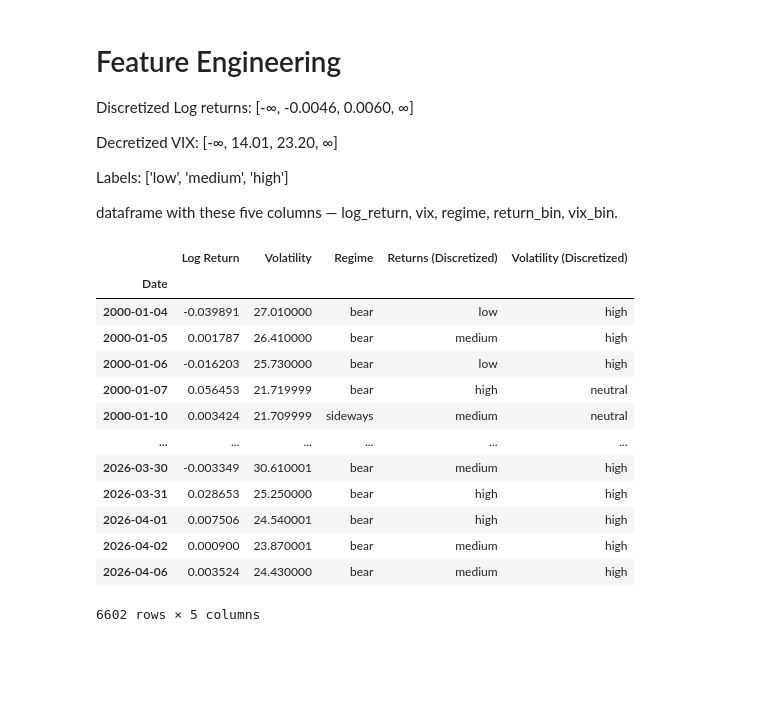
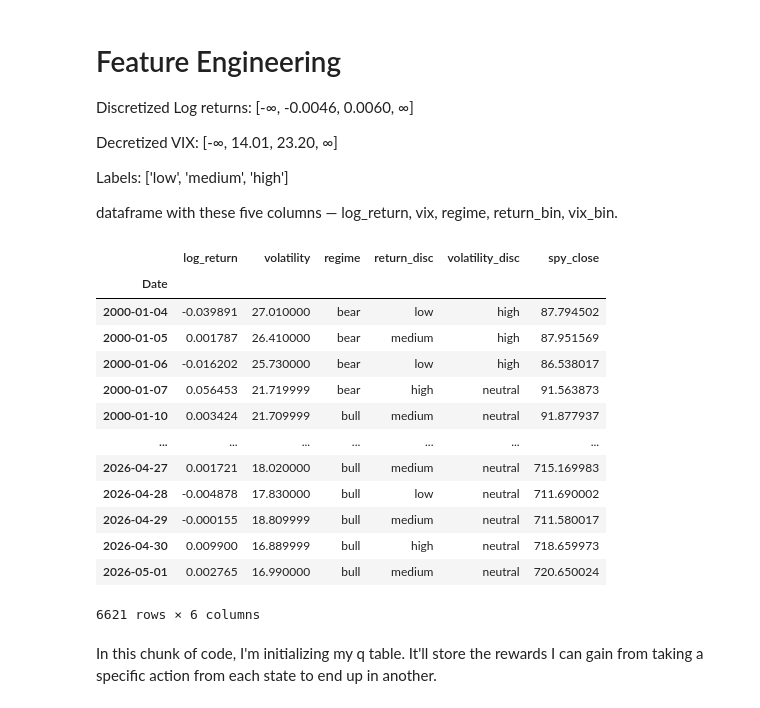
Before and after one commit to dalilaikannan/q-learning-trading-agent, a Jupyter notebook: market-regime-q-learning-agent.ipynb, the cells around one changed output. Cells and saved outputs as stored; diff of their text form; code cells hidden in the pictures; blank space fills up the shorter version.

Commit message:
Added basic q-learning loop, e greedy policy to decide actions

```diff
--- a/market-regime-q-learning-agent.ipynb
+++ b/market-regime-q-learning-agent.ipynb
@@ -36,7 +38,7 @@ spy = yf.download("SPY", start="2000-01-01", auto_adjust="True")
 # %% [markdown]
 ## Grab the necessary columns, clean, and calculate our log returns for SPY
 # %%
-spy_close = spy["Close"]
+spy_close = spy["Close"].dropna()
 vix_close = vix["Close"].dropna()
 
 log_returns = np.log(spy_close / spy_close.shift(1)).dropna()
@@ -120,7 +122,7 @@ print(df_scaled)
 from hmmlearn import hmm
 import collections
 
-model = hmm.GaussianHMM(n_components=3, covariance_type="full", n_iter=100, random_state=42)
+model = hmm.GaussianHMM(n_components=3, covariance_type="diag", n_iter=100, random_state=42)
 
 model.fit(df_scaled)
 states = model.predict(df_scaled)
@@ -179,31 +181,35 @@ dataframe with these five columns — log_return, vix, regime, return_bin, vix_b
 # %%
 log_return = df_cleaned['SPY']
 vix = df_cleaned['^VIX']
 regime = pd.Categorical.from_codes(states, categories=["bull", "sideways", "bear"])
 return_bin = pd.cut(df_cleaned['SPY'], bins=[-np.inf, -0.0046, 0.0060, np.inf], labels=["low", "medium", "high"])
 vix_bin = pd.cut(df_cleaned['^VIX'], bins=[-np.inf, 14.01, 23.20, np.inf], labels=["low", "neutral", "high"])
 
 df_q_info = pd.DataFrame({
-    'Log Return': log_return,
-    'Volatility' : vix,
-    'Regime': regime,
-    'Returns (Discretized)': return_bin,
-    'Volatility (Discretized)': vix_bin,
+    'log_return': log_return,
+    'volatility' : vix,
+    'regime': regime,
+    'return_disc': return_bin,
+    'volatility_disc': vix_bin,
+    'spy_close': spy_aligned.squeeze(),
+    # market momentum
 })
 
 df_q_info
 # %% [output]
-|  | Log Return | Volatility | Regime | Returns (Discretized) | Volatility (Discretized) |
-| Date |  |  |  |  |  |
-| 2000-01-04 | -0.039891 | 27.010000 | bear | low | high |
-| 2000-01-05 | 0.001787 | 26.410000 | bear | medium | high |
-| 2000-01-06 | -0.016203 | 25.730000 | bear | low | high |
-| 2000-01-07 | 0.056453 | 21.719999 | bear | high | neutral |
-| 2000-01-10 | 0.003424 | 21.709999 | sideways | medium | neutral |
-| ... | ... | ... | ... | ... | ... |
-| 2026-03-30 | -0.003349 | 30.610001 | bear | medium | high |
-| 2026-03-31 | 0.028653 | 25.250000 | bear | high | high |
-| 2026-04-01 | 0.007506 | 24.540001 | bear | high | high |
-| 2026-04-02 | 0.000900 | 23.870001 | bear | medium | high |
-| 2026-04-06 | 0.003524 | 24.430000 | bear | medium | high |
+|  | log_return | volatility | regime | return_disc | volatility_disc | spy_close |
+| Date |  |  |  |  |  |  |
+| 2000-01-04 | -0.039891 | 27.010000 | bear | low | high | 87.794502 |
+| 2000-01-05 | 0.001787 | 26.410000 | bear | medium | high | 87.951569 |
+| 2000-01-06 | -0.016202 | 25.730000 | bear | low | high | 86.538017 |
+| 2000-01-07 | 0.056453 | 21.719999 | bear | high | neutral | 91.563873 |
+| 2000-01-10 | 0.003424 | 21.709999 | bull | medium | neutral | 91.877937 |
+| ... | ... | ... | ... | ... | ... | ... |
+| 2026-04-27 | 0.001721 | 18.020000 | bull | medium | neutral | 715.169983 |
+| 2026-04-28 | -0.004878 | 17.830000 | bull | low | neutral | 711.690002 |
+| 2026-04-29 | -0.000155 | 18.809999 | bull | medium | neutral | 711.580017 |
+| 2026-04-30 | 0.009900 | 16.889999 | bull | high | neutral | 718.659973 |
+| 2026-05-01 | 0.002765 | 16.990000 | bull | medium | neutral | 720.650024 |
-6602 rows × 5 columns
+6621 rows × 6 columns
+# %% [markdown]
+In this chunk of code, I'm initializing my q table. It'll store the rewards I can gain from taking a specific action from each state to end up in another.
```
Also changed, not shown: parts of 10 cells of this notebook.
